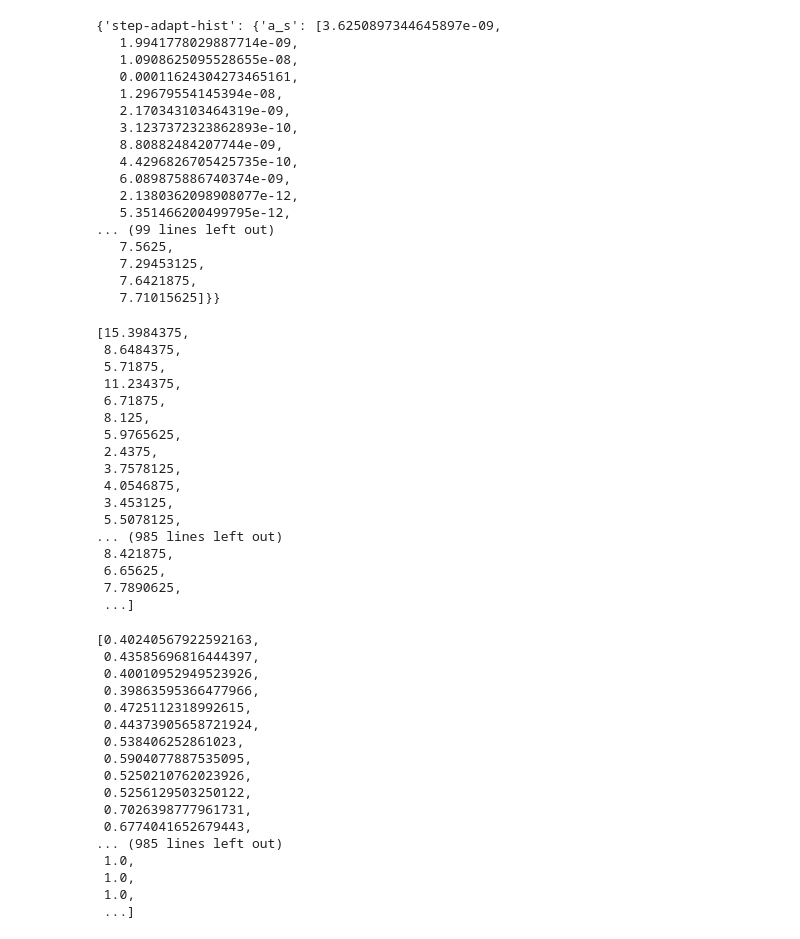
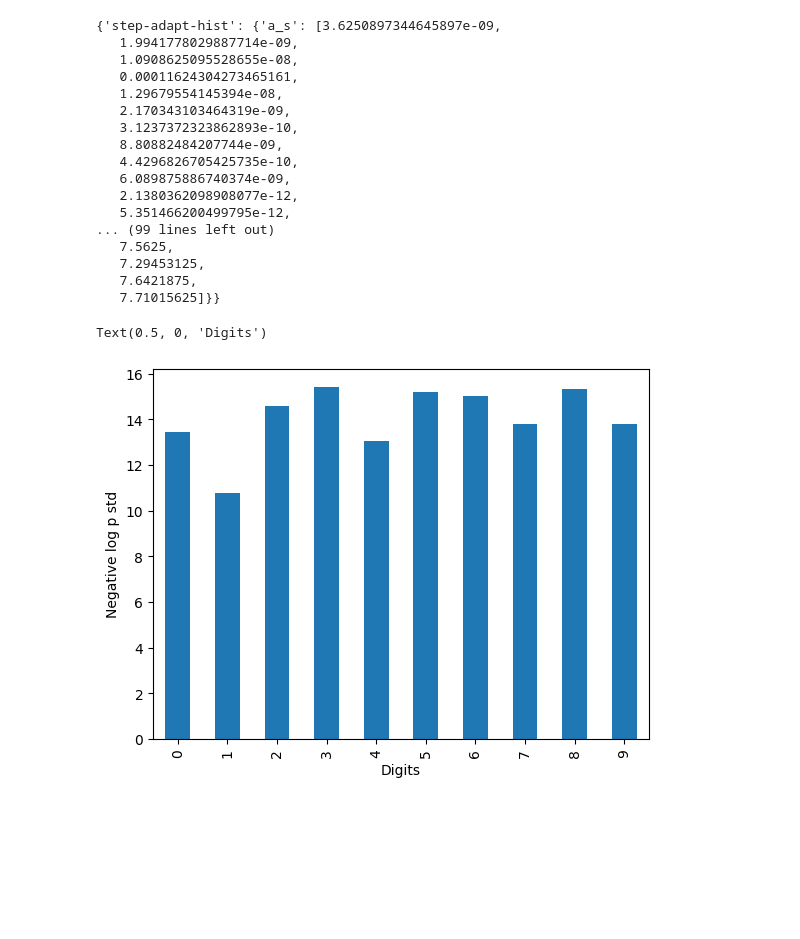
Before and after one commit to patrickpynadath1/automatic_cyclical_sampling, a Jupyter notebook: EBM Sample.ipynb, the cells around one changed output. Cells and saved outputs as stored; diff of their text form; code cells hidden in the pictures; blank space fills up the shorter version.

Commit message:
left over fixups
not sure what was changed between last commit and this, but this
codebase works properly. I wanted to commit before I break anything

```diff
--- a/EBM Sample.ipynb
+++ b/EBM Sample.ipynb
@@ -120,42 +140,21 @@ cyc_dula_burnin_res
    7.6421875,
    7.71015625]}}
 # %%
-pickle.load(open("figs/ebm_sample/dmala_stepsize_1.0_0.7/hops.pickle", "rb"))
+digit_energies = pickle.load(open("figs/ebm_sample/cyc_dmala_cycles_250_stepsize_2.0_initbal_1.0_min_lr_adapt_burnin_lr_0.9/digit_energies.pickle", "rb"))
-# %% [output]
-[15.3984375,
- 8.6484375,
- 5.71875,
- 11.234375,
- 6.71875,
- 8.125,
- 5.9765625,
- 2.4375,
- 3.7578125,
- 4.0546875,
- 3.453125,
- 5.5078125,
-... (985 lines left out)
- 8.421875,
- 6.65625,
- 7.7890625,
- ...]
 # %%
-cyc_dmala_burnin_a_s
+import pandas as pd
+summary_df = pd.DataFrame()
+df = pd.DataFrame(digit_energies)
+summary_df['Log p mean'] = df.groupby('values').apply('mean')
+summary_df['Log p std'] = df.groupby('values').apply('std')
+graph = (summary_df['Log p std']).plot.bar()
+graph.set_ylim(0)
+graph.set_ylabel("Negative log p std")
+graph.set_xlabel("Digits")
+
+# graph.legend()
+# graph.grid()
+# graph
 # %% [output]
-[0.40240567922592163,
- 0.43585696816444397,
- 0.40010952949523926,
- 0.39863595366477966,
- 0.4725112318992615,
- 0.44373905658721924,
- 0.538406252861023,
- 0.5904077887535095,
- 0.5250210762023926,
- 0.5256129503250122,
- 0.7026398777961731,
- 0.6774041652679443,
-... (985 lines left out)
- 1.0,
- 1.0,
- 1.0,
- ...]
+Text(0.5, 0, 'Digits')
+[figure, added]
```
Also changed, not shown: parts of 14 cells of this notebook, 2 other files.
